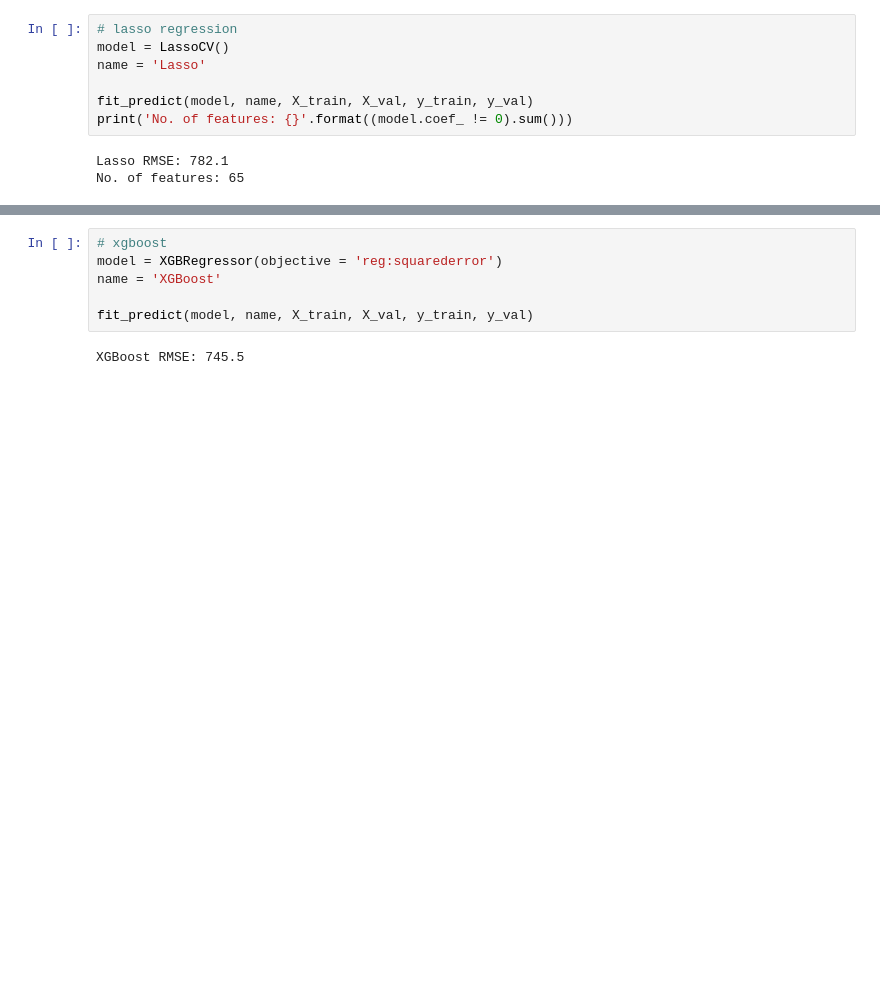
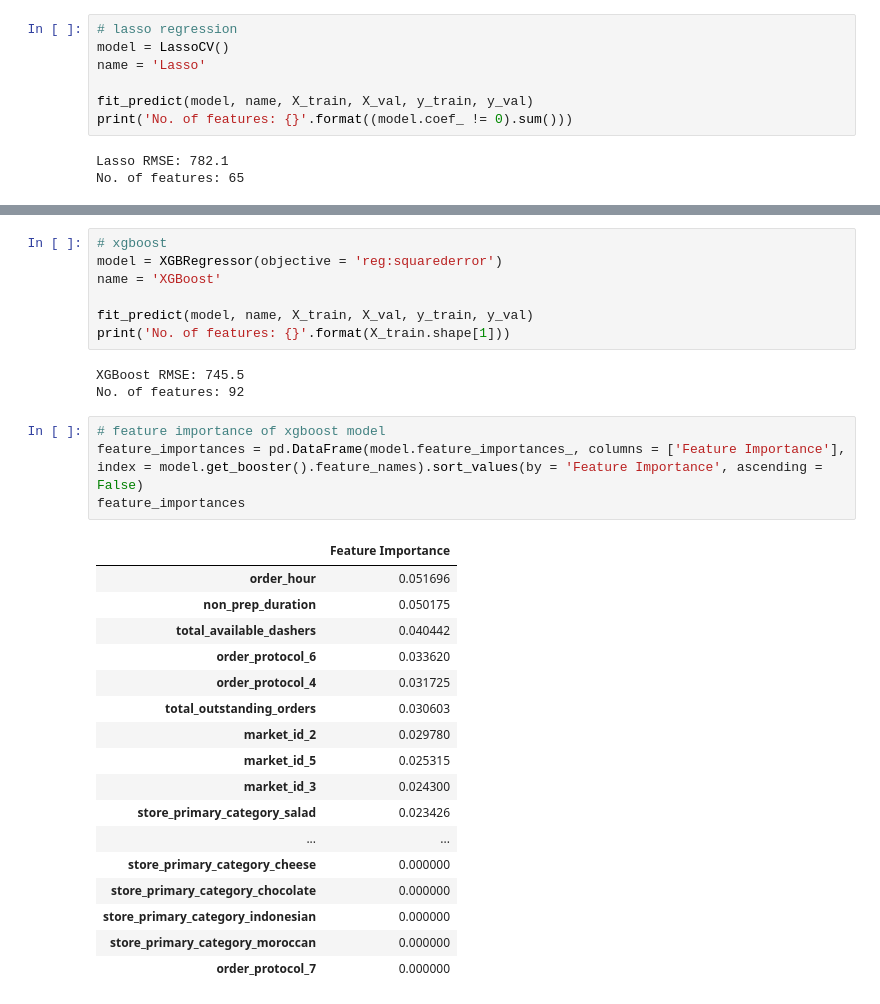
Before and after one commit to basharc77/food-delivery-time-prediction-model, a Jupyter notebook: Food Delivery Time Prediction.ipynb, the cells around one changed output, grey strips where cells are left out. Saved outputs shown, nothing was run; the diff lists cells and outputs as text; blank space fills up the shorter version.

```diff
--- a/doordash_delivery_time_prediction.ipynb
+++ b/Food Delivery Time Prediction.ipynb
@@ -418,5 +416,29 @@ model = XGBRegressor(objective = 'reg:squarederror')
 name = 'XGBoost'
 
 fit_predict(model, name, X_train, X_val, y_train, y_val)
+print('No. of features: {}'.format(X_train.shape[1]))
 # %% [output]
 XGBoost RMSE: 745.5
+No. of features: 92
+# %%
+# feature importance of xgboost model
+feature_importances = pd.DataFrame(model.feature_importances_, columns = ['Feature Importance'], index = model.get_booster().feature_names).sort_values(by = 'Feature Importance', ascending = False)
+feature_importances
+# %% [output]
+|  | Feature Importance |
+| order_hour | 0.051696 |
+| non_prep_duration | 0.050175 |
+| total_available_dashers | 0.040442 |
+| order_protocol_6 | 0.033620 |
+| order_protocol_4 | 0.031725 |
+| total_outstanding_orders | 0.030603 |
+| market_id_2 | 0.029780 |
+| market_id_5 | 0.025315 |
+| market_id_3 | 0.024300 |
+| store_primary_category_salad | 0.023426 |
+| ... | ... |
+| store_primary_category_cheese | 0.000000 |
+| store_primary_category_chocolate | 0.000000 |
+| store_primary_category_indonesian | 0.000000 |
+| store_primary_category_moroccan | 0.000000 |
+| order_protocol_7 | 0.000000 |
```
Also changed, not shown: parts of 7 cells of this notebook.
